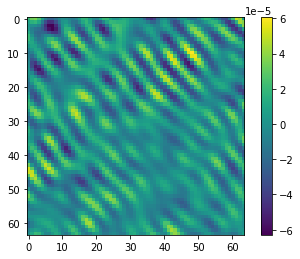
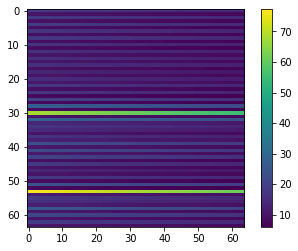
The change to this notebook cell's code, shown as a diff; its figure went from the first image to the second:
--- before
+++ after
@@ -1,2 +1,6 @@
-plt.imshow(cosmo_tiles[120, :, :, 32])
-plt.colorbar()
+%matplotlib inline
+
+for i in range(4):
+    plt.imshow((fg_tiles[120, i, :, :]))
+    plt.colorbar()
+    plt.show()

Commit: update core training scripts and notebooks